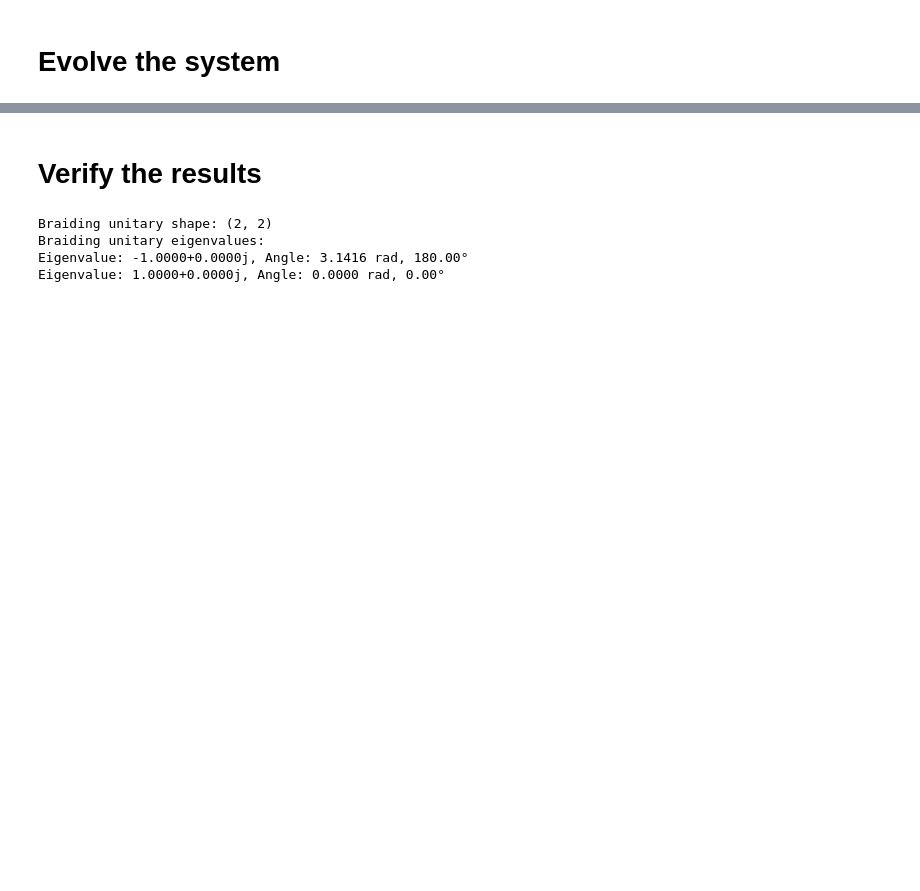
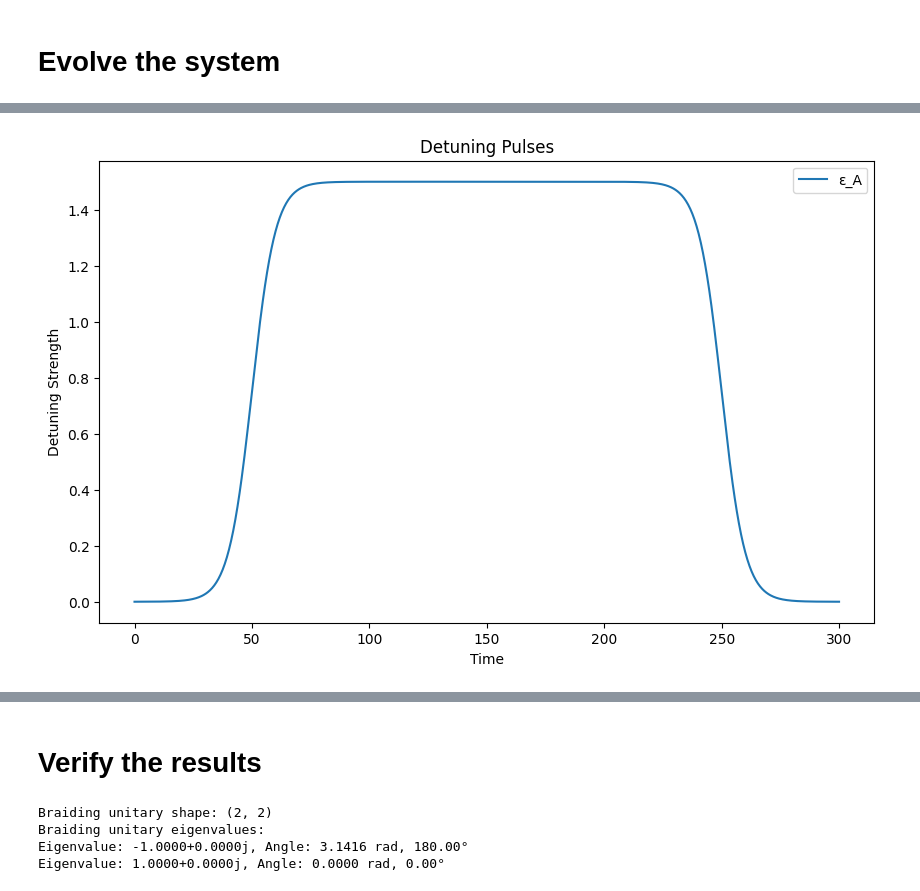
Before and after one commit to hishemok/MasterThesis, a Jupyter notebook: src/braiding/braiding.ipynb, the cells around one changed output, grey strips where cells are left out. Saved outputs shown, nothing was run; the diff lists cells and outputs as text; code cells hidden in the pictures; blank space fills up the shorter version.

```diff
--- a/src/braiding/braiding.ipynb
+++ b/src/braiding/braiding.ipynb
@@ -474,0 +393,85 @@ plt.show()
+# %%
+
+
+ab_pulse_tJ = [c[0][2] for c in couplings]
+ab_pulse_dJ = [c[0][3] for c in couplings]
+ac_pulse_tJ = [c[1][2] for c in couplings]
+ac_pulse_dJ = [c[1][3] for c in couplings]
+aa_pulse_tJ = [c[2][2] for c in couplings]
+aa_pulse_dJ = [c[2][3] for c in couplings]
+# bc_pulse_tJ = [c[1][2] for c in couplings]
+# bc_pulse_dJ = [c[1][3] for c in couplings]
+#plot pulses
+plt.figure(figsize=(10,6))
+plt.plot(time_array, ab_pulse_tJ, label='t_AB')
+plt.plot(time_array, ac_pulse_tJ, label='t_AC')
+plt.plot(time_array, ab_pulse_dJ, label='Δ_AB')
+plt.plot(time_array, ac_pulse_dJ, label='Δ_AC')
+plt.plot(time_array, aa_pulse_tJ, label='t_AA')
+plt.plot(time_array, aa_pulse_dJ, label='Δ_AA')
+# plt.plot(time_array, bc_pulse_tJ, label='t_BC')
+# plt.plot(time_array, bc_pulse_dJ, label='Δ_BC')
+
+plt.xlabel('Time')
+plt.ylabel('Coupling Strength')
+plt.title('Junction Coupling Pulses')
+plt.legend()
+plt.show()
+
+#plot detuning pulses
+plt.figure(figsize=(10,6))
+# plt.plot(time_array, eps_detune_val, label='ε_A')
+plt.plot(time_array, [d[0][2] for d in eps_detune], label='ε_A')
+# plt.plot(time_array, [d[1][2] for d in eps_detune], label='ε_B')
+# plt.plot(time_array, [d[2][2] for d in eps_detune], label='ε_C')
+plt.xlabel('Time')
+plt.ylabel('Detuning Strength')
+plt.title('Detuning Pulses')
+plt.legend()
+plt.show()
+
+# eigvals_cut = eigvals[:, :8]
+even_vals_cut = even_vals#[:, :8]
+odd_vals_cut = odd_vals#[:, :8]
+
+#plot eigenvalues over time
+plt.figure(figsize=(10,6))
+for i in range(even_vals_cut.shape[1]):
+    plt.plot(time_array, even_vals_cut[:,i], label=f'Even State {i}')
+plt.xlabel('Time')
+plt.ylabel('Energy')
+plt.title('Eigenvalues Over Time During Braiding')
+# plt.legend(frameon=False)
+plt.show()
+plt.figure(figsize=(10,6))
+for i in range(odd_vals_cut.shape[1]):
+    plt.plot(time_array, odd_vals_cut[:,i], label=f'Odd State {i}')
+plt.xlabel('Time')
+plt.ylabel('Energy')
+plt.title('Eigenvalues Over Time During Braiding')
+# plt.legend(frameon=False)
+plt.show()
+
+# for i in range(14):
+#     even_vals_cut = even_vals[:, i*8:8*(i+1)]
+#     odd_vals_cut = odd_vals[:, i*8:8*(i+1)]
+
+#     plt.figure(figsize=(10,6))
+#     for j in range(even_vals_cut.shape[1]):
+#         state_idx = i*8 + j
+#         plt.plot(time_array, even_vals_cut[:,j], label=f'Even State {state_idx}')
+#     plt.xlabel('Time')
+#     plt.ylabel('Energy')
+#     plt.title('Eigenvalues Over Time During Braiding')
+#     plt.legend(frameon=False)
+#     plt.show()
+#     plt.figure(figsize=(10,6))
+#     for j in range(odd_vals_cut.shape[1]):
+#         state_idx = i*8 + j
+#         plt.plot(time_array, odd_vals_cut[:,j], label=f'Odd State {state_idx}')
+#     plt.xlabel('Time')
+#     plt.ylabel('Energy')
+#     plt.title('Eigenvalues Over Time During Braiding')
+#     plt.legend(frameon=False)
+#     plt.show()
+# %% [output]
@@ -474,0 +479 @@ plt.show()
+[figure, added]
```
Also changed, not shown: parts of 25 cells of this notebook.
